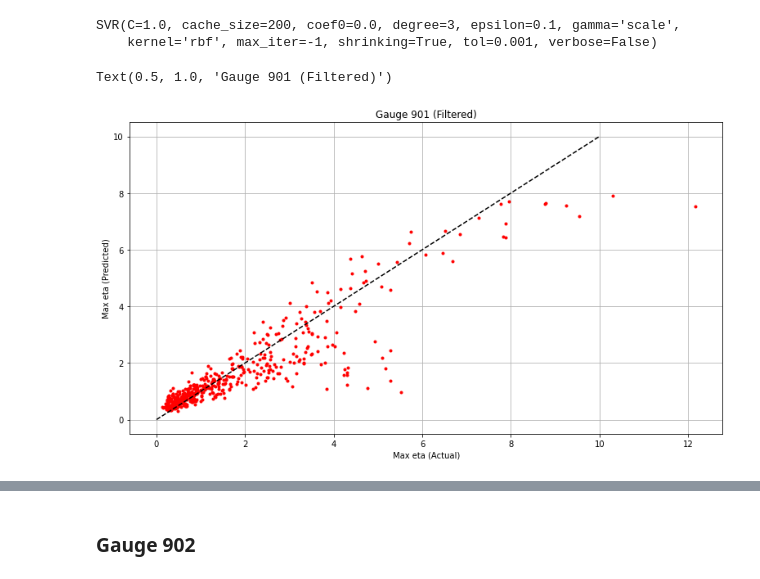
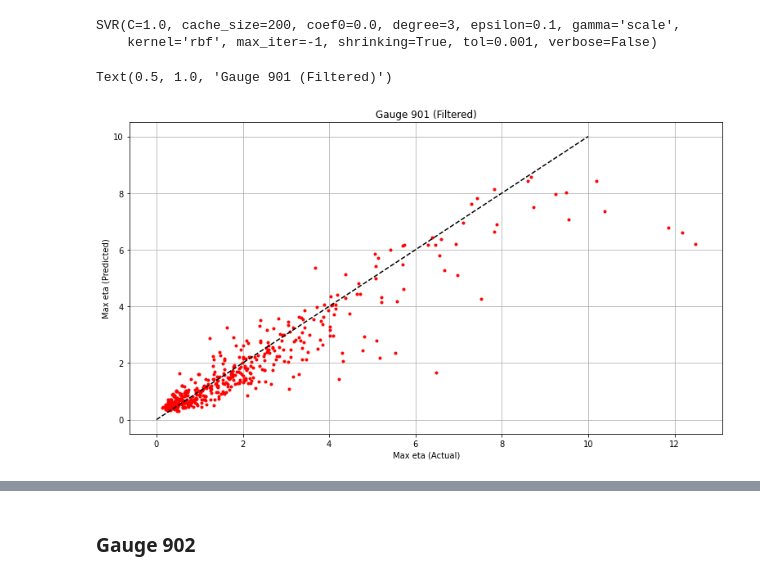
Before and after one commit to chrismhl/tsunami, a Jupyter notebook: Tsunami_TS_Regression.ipynb, the cells around one changed output, grey strips where cells are left out. Drawn from its saved outputs; the diff is of its cells as text; code cells hidden in the pictures.

```diff
--- a/Tsunami_TS_Regression.ipynb
+++ b/Tsunami_TS_Regression.ipynb
@@ -291,7 +359,8 @@ explained_variance_score(test_901_target,pred_901)
 # %% [markdown]
 #### Filtered
 # %%
-train_901_f, test_901_f, train_901_f_target, test_901_f_target = train_test_split(feat702_filt901, g901max, test_size=testsize)
+train_901_f, test_901_f, train_901_f_target, test_901_f_target, train_901_f_runs, test_901_f_runs = \
+    train_test_split(feat702_filt901, g901max, np.asarray(runs_used), test_size=testsize, seed=rseed)
 # %%
 #Train model for gauge 901 using filtered data. rbf and scale are default parameters
 regress901_f = SVR(kernel='rbf',gamma='scale')
@@ -301,16 +370,11 @@ SVR(C=1.0, cache_size=200, coef0=0.0, degree=3, epsilon=0.1, gamma='scale',
     kernel='rbf', max_iter=-1, shrinking=True, tol=0.001, verbose=False)
 # %%
 pred_901_f = regress901_f.predict(test_901_f)
-# %%
-figure(figsize=(13,7))
-plt.plot(test_901_f_target,pred_901_f,'r.')
-plot([0,10],[0,10],'k--')
-xlabel('Max eta (Actual)')
-ylabel('Max eta (Predicted)')
-grid(True)
-title('Gauge 901 (Filtered)')
-# %% [output]
-Text(0.5, 1.0, 'Gauge 901 (Filtered)')
-[figure, removed]
+# %%
+plot_test(test_901_f_target,pred_901_f,10)
+title('Gauge 901 (Filtered)')
+# %% [output]
+Text(0.5, 1.0, 'Gauge 901 (Filtered)')
+[figure, added]
 # %%
 explained_variance_score(test_901_f_target,pred_901_f)
```
Also changed, not shown: parts of 63 cells of this notebook.
